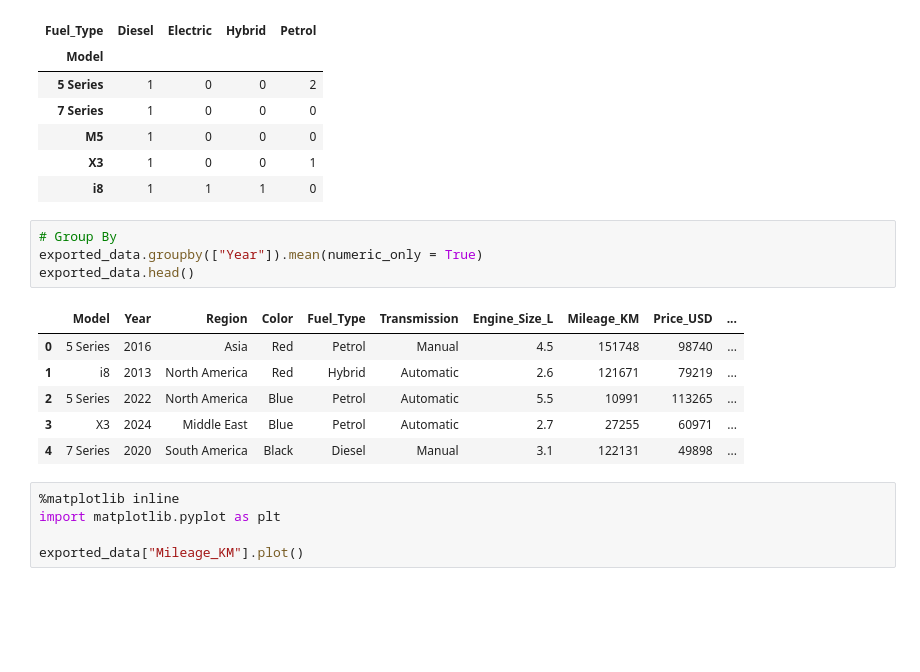
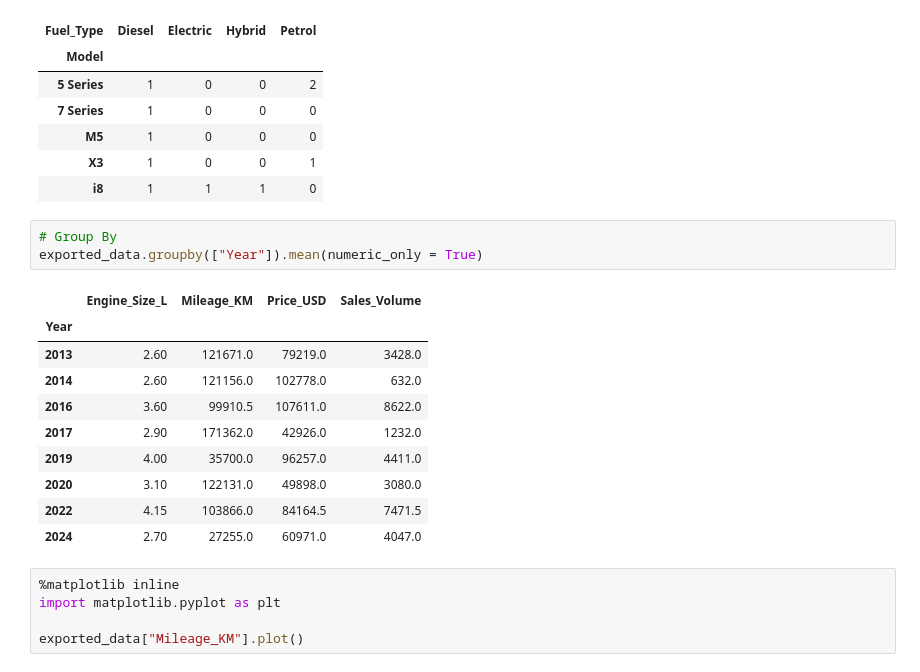
Before and after one commit to amankr2301/jules-test-repo, a Jupyter notebook: data-manipulation-pandasandnumpy.ipynb, the cells around one changed output. Saved outputs shown, nothing was run; the diff lists cells and outputs as text; blank space fills up the shorter version.

Commit message:
Kaggle Notebook | Data_Manipulation_pandasandnumpy | data-manipulation-pandasandnumpy

```diff
--- a/data-manipulation-pandasandnumpy.ipynb
+++ b/data-manipulation-pandasandnumpy.ipynb
@@ -229,14 +231,17 @@ pd.crosstab(exported_data["Model"] , exported_data["Fuel_Type"])
 # %%
 # Group By
 exported_data.groupby(["Year"]).mean(numeric_only = True)
-exported_data.head()
 # %% [output]
-|  | Model | Year | Region | Color | Fuel_Type | Transmission | Engine_Size_L | Mileage_KM | Price_USD | ... |
-| 0 | 5 Series | 2016 | Asia | Red | Petrol | Manual | 4.5 | 151748 | 98740 | ... |
-| 1 | i8 | 2013 | North America | Red | Hybrid | Automatic | 2.6 | 121671 | 79219 | ... |
-| 2 | 5 Series | 2022 | North America | Blue | Petrol | Automatic | 5.5 | 10991 | 113265 | ... |
-| 3 | X3 | 2024 | Middle East | Blue | Petrol | Automatic | 2.7 | 27255 | 60971 | ... |
-| 4 | 7 Series | 2020 | South America | Black | Diesel | Manual | 3.1 | 122131 | 49898 | ... |
+|  | Engine_Size_L | Mileage_KM | Price_USD | Sales_Volume |
+| Year |  |  |  |  |
+| 2013 | 2.60 | 121671.0 | 79219.0 | 3428.0 |
+| 2014 | 2.60 | 121156.0 | 102778.0 | 632.0 |
+| 2016 | 3.60 | 99910.5 | 107611.0 | 8622.0 |
+| 2017 | 2.90 | 171362.0 | 42926.0 | 1232.0 |
+| 2019 | 4.00 | 35700.0 | 96257.0 | 4411.0 |
+| 2020 | 3.10 | 122131.0 | 49898.0 | 3080.0 |
+| 2022 | 4.15 | 103866.0 | 84164.5 | 7471.5 |
+| 2024 | 2.70 | 27255.0 | 60971.0 | 4047.0 |
 # %%
 %matplotlib inline
 import matplotlib.pyplot as plt
```
Also changed, not shown: parts of 11 cells of this notebook.
